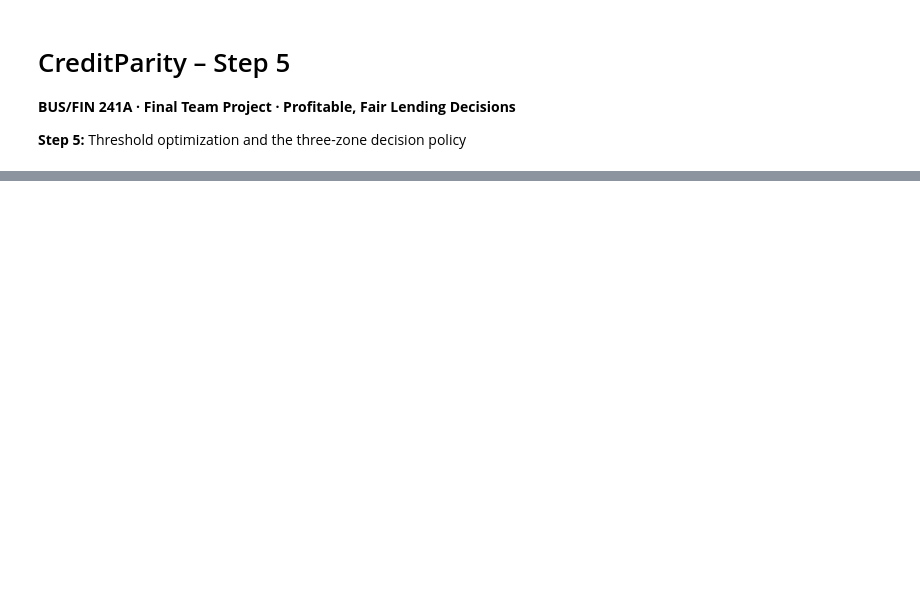
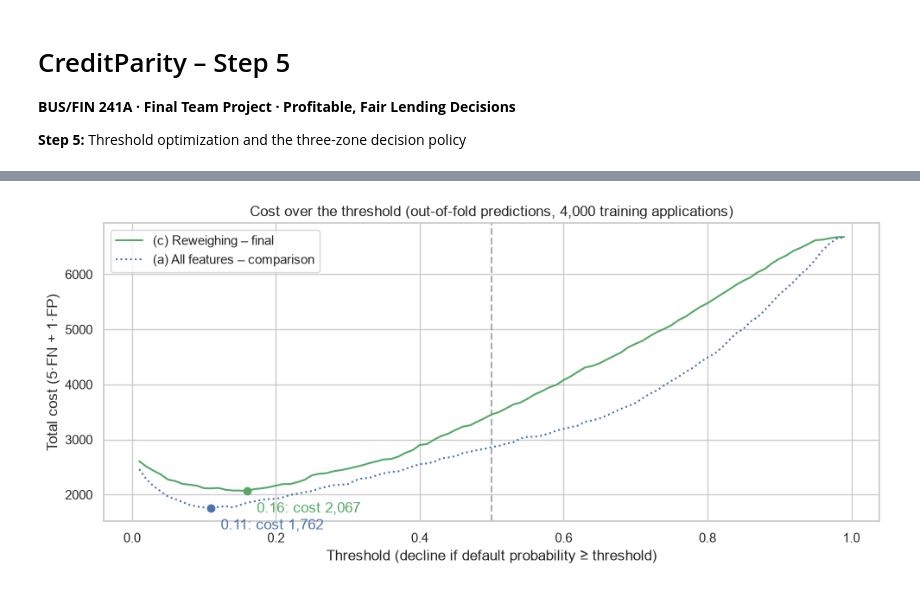
Before and after one commit to cdomat/creditparity, a Jupyter notebook: notebooks/credit_risk_step_5_thresholds_and_zones.ipynb, the cells around one changed output, grey strips where cells are left out. Cells and saved outputs as stored; diff of their text form; code cells hidden in the pictures; blank space fills up the shorter version.

```diff
--- a/notebooks/credit_risk_step_5_thresholds_and_zones.ipynb
+++ b/notebooks/credit_risk_step_5_thresholds_and_zones.ipynb
@@ -384,0 +117,28 @@ The analyst workload on the test set is 27.3% of applications.
+# %%
+THRESHOLDS = np.round(np.arange(0.01, 1.00, 0.01), 2)
+
+def single_threshold_metrics(p, y_true, t):
+    """Decline if p >= t. Returns cost and standard metrics."""
+    decline = p >= t
+    fn = int(((~decline) & (y_true == 1)).sum())
+    fp = int((decline & (y_true == 0)).sum())
+    return {"Threshold": t,
+            "Cost": COST_FN * fn + COST_FP * fp,
+            "Cost per 100 applications": 100 * (COST_FN * fn + COST_FP * fp) / len(y_true),
+            "Recall": recall_score(y_true, decline),
+            "Precision": precision_score(y_true, decline, zero_division=0),
+            "Approval rate": 1 - decline.mean(),
+            "FN": fn, "FP": fp}
+
+def cost_optimal_threshold(p, y_true):
+    costs = [single_threshold_metrics(p, y_true, t)["Cost"] for t in THRESHOLDS]
+    return float(THRESHOLDS[int(np.argmin(costs))])
+
+cost_curves = {name: pd.DataFrame([single_threshold_metrics(p_oof[name], y_oof, t) for t in THRESHOLDS])
+               for name in MODELS}
+T_LOWER = {name: cost_optimal_threshold(p_oof[name], y_oof) for name in MODELS}
+cc = cost_curves[FINAL]
+near_opt = cc.loc[cc["Cost"] <= 1.02 * cc["Cost"].min(), "Threshold"]
+print(f"Cost-optimal threshold, final model (c): {T_LOWER[FINAL]}")
+print(f"Thresholds within 2% of the minimum cost: {near_opt.min()} to {near_opt.max()}")
+print(f"Cost-optimal threshold, comparison model (a): {T_LOWER[COMPARISON]}")
@@ -384,0 +176,19 @@ The analyst workload on the test set is 27.3% of applications.
+# %%
+fig, ax = plt.subplots(figsize=(10, 4.5))
+for name, color, style in [(FINAL, "#55A868", "-"), (COMPARISON, "#4C72B0", ":")]:
+    curve = cost_curves[name]
+    ax.plot(curve["Threshold"], curve["Cost"], style, color=color, label=name)
+    t = T_LOWER[name]
+    c = curve.loc[curve["Threshold"] == t, "Cost"].iloc[0]
+    ax.scatter([t], [c], color=color, zorder=5)
+    ax.annotate(f"{t:.2f}: cost {c:,.0f}", (t, c), xytext=(8, -18), textcoords="offset points",
+                color=color)
+ax.axvline(0.5, ls="--", color="#8C8C8C", alpha=0.7)
+ax.set_xlabel("Threshold (decline if default probability ≥ threshold)")
+ax.set_ylabel("Total cost (5·FN + 1·FP)")
+ax.set_title("Cost over the threshold (out-of-fold predictions, 4,000 training applications)")
+ax.legend()
+plt.tight_layout()
+plt.show()
+# %% [output]
+[figure, added]
```
Also changed, not shown: parts of 42 cells of this notebook, 3 other files.
